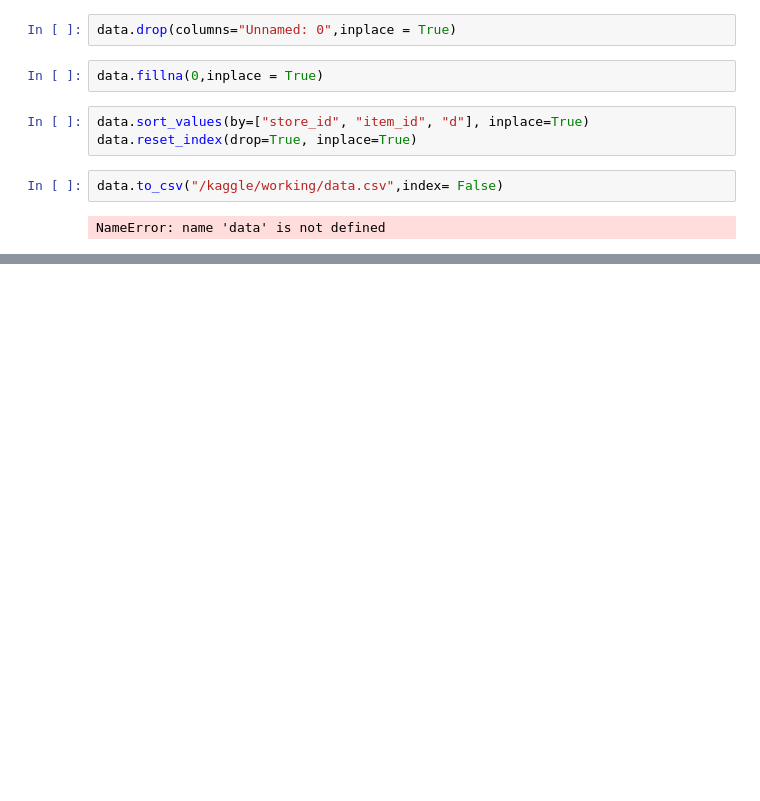
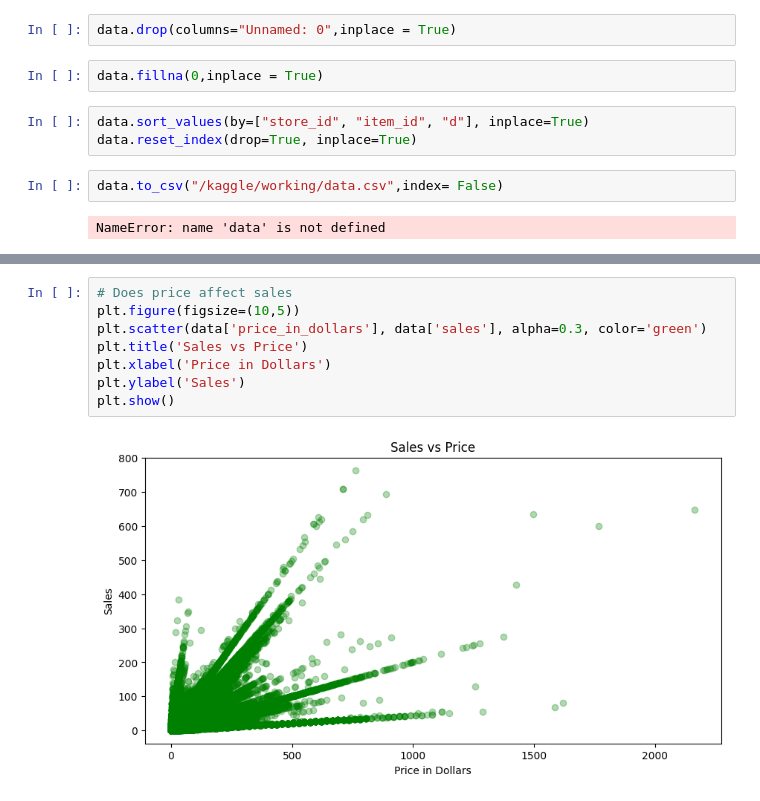
Before and after one commit to davidrimon2004/DEPI_project, a Jupyter notebook: data_cleaning.ipynb, the cells around one changed output, grey strips where cells are left out. Drawn from its saved outputs; the diff is of its cells as text; blank space fills up the shorter version.

```diff
--- a/data_cleaning.ipynb
+++ b/data_cleaning.ipynb
@@ -264,0 +385,10 @@ NameError: name 'data' is not defined
+# %%
+# Does price affect sales
+plt.figure(figsize=(10,5))
+plt.scatter(data['price_in_dollars'], data['sales'], alpha=0.3, color='green')
+plt.title('Sales vs Price')
+plt.xlabel('Price in Dollars')
+plt.ylabel('Sales')
+plt.show()
+# %% [output]
+[figure, added]
```
Also changed, not shown: parts of 16 cells of this notebook.
